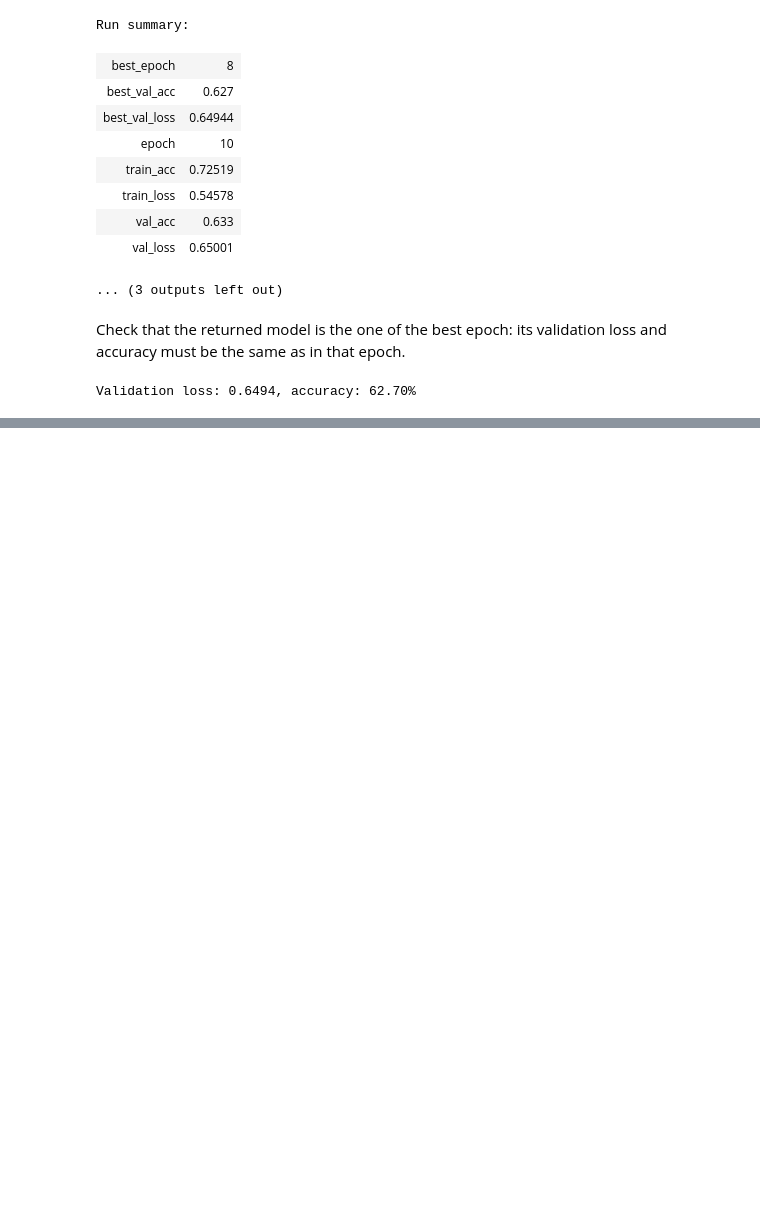
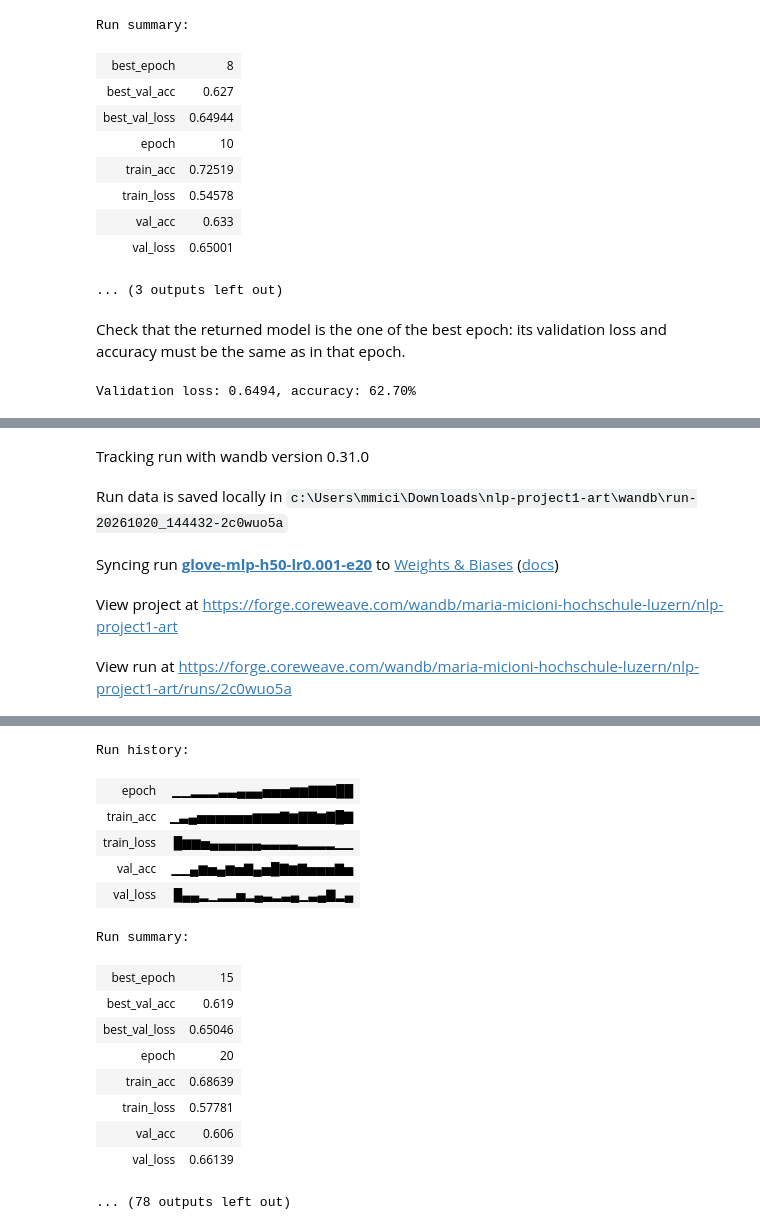
Before and after one commit to mariamicioni/nlp-project1-art, a Jupyter notebook: 03_model1_embeddings.ipynb, the cells around one changed output, grey strips where cells are left out. Drawn from its saved outputs; the diff is of its cells as text; code cells hidden in the pictures; blank space fills up the shorter version.

```diff
--- a/03_model1_embeddings.ipynb
+++ b/03_model1_embeddings.ipynb
@@ -163,7 +161,7 @@ import os
 os.makedirs("checkpoints", exist_ok=True)
 
 def train(inner_dim=100, learning_rate=0.001, num_epochs=10):
-    name = f"glove-mlp-h{inner_dim}-lr{learning_rate}"
+    name = f"glove-mlp-h{inner_dim}-lr{learning_rate}-e{num_epochs}"
     checkpoint_path = f"checkpoints/{name}.pth"
     wandb.init(
         project="nlp-project1-art",
@@ -253,0 +255,5 @@ Validation loss: 0.6494, accuracy: 62.70%
+# %%
+for inner_dim in [50, 100, 300]:
+    for learning_rate in [0.001, 0.01]:
+        train(inner_dim=inner_dim, learning_rate=learning_rate, num_epochs=20)
+# %% [output]
@@ -253,0 +261,5 @@ Validation loss: 0.6494, accuracy: 62.70%
+Tracking run with wandb version 0.31.0
+Run data is saved locally in c:\Users\mmici\Downloads\nlp-project1-art\wandb\run-20261020_144432-2c0wuo5a
+Syncing run glove-mlp-h50-lr0.001-e20 to Weights & Biases (docs)
+View project at https://forge.coreweave.com/wandb/maria-micioni-hochschule-luzern/nlp-project1-art
+View run at https://forge.coreweave.com/wandb/maria-micioni-hochschule-luzern/nlp-project1-art/runs/2c0wuo5a
@@ -253,0 +287,16 @@ Validation loss: 0.6494, accuracy: 62.70%
+Run history:
+| epoch | ▁▁▂▂▂▃▃▄▄▄▅▅▅▆▆▇▇▇██ |
+| train_acc | ▁▃▄▅▅▅▅▅▅▆▆▆▇▆▇▇▆▇█▇ |
+| train_loss | █▆▆▅▄▄▄▄▄▄▃▃▃▃▂▂▂▂▁▁ |
+| val_acc | ▁▁▄▆▅▄▆▅▇▄▅█▇▆▇▅▅▅▇▅ |
+| val_loss | █▄▄▂▁▂▂▅▂▄▃▂▃▄▁▃▄▇▂▄ |
+Run summary:
+| best_epoch | 15 |
+| best_val_acc | 0.619 |
+| best_val_loss | 0.65046 |
+| epoch | 20 |
+| train_acc | 0.68639 |
+| train_loss | 0.57781 |
+| val_acc | 0.606 |
+| val_loss | 0.66139 |
+... (78 outputs left out)
```
Also changed, not shown: parts of 8 cells of this notebook, 1 other file.
